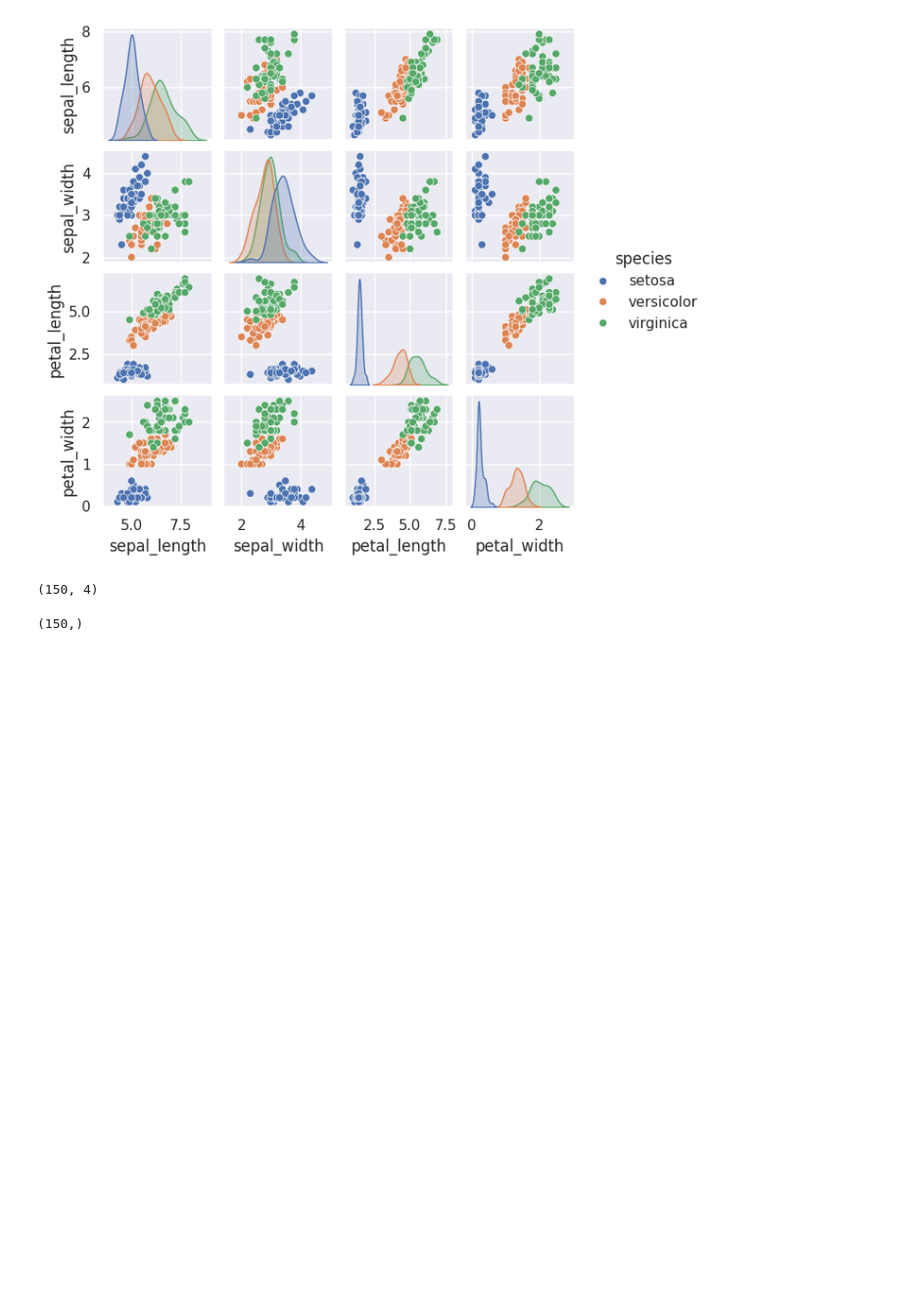
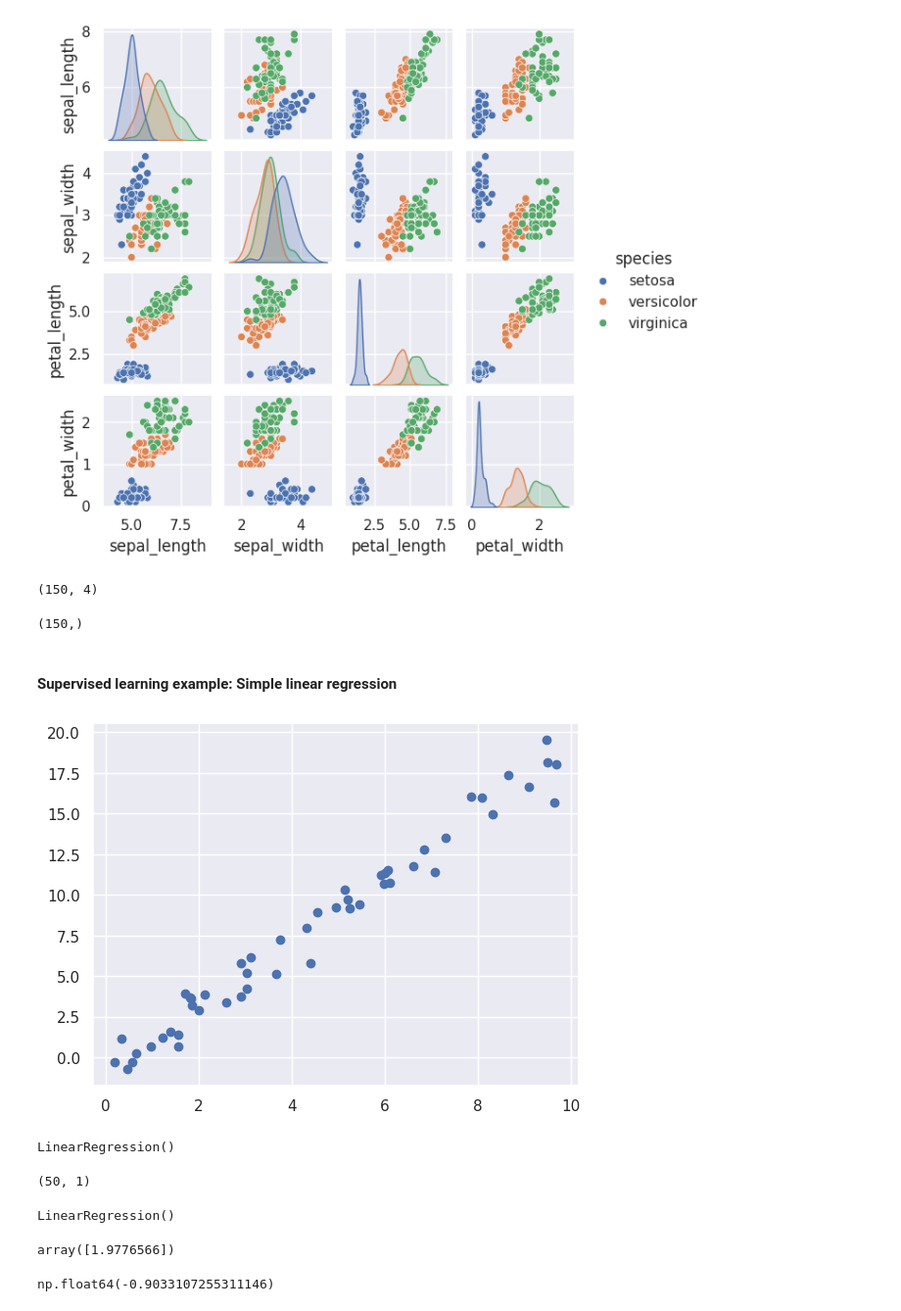
Before and after one commit to JAPV180370/mineria_datos, a Jupyter notebook: mineria_datos.ipynb, the cells around one changed output. Shown at 98% size. Drawn from its saved outputs; the diff is of its cells as text; code cells hidden in the pictures; blank space fills up the shorter version.

Commit message:
Introducing Scikit-Learn Parte 2

```diff
--- a/mineria_datos.ipynb
+++ b/mineria_datos.ipynb
@@ -1951,3 +1951,15 @@ y_iris = iris['species']
 y_iris.shape
 # %% [output]
 (150,)
+# %% [markdown]
+#### Supervised learning example: Simple linear regression
+# %%
+import matplotlib.pyplot as plt
+import numpy as np
+
+rng = np.random.RandomState(42)
+x = 10 * rng.rand(50)
+y = 2 * x - 1 + rng.randn(50)
+plt.scatter(x, y);
+# %% [output]
+[figure, added]
@@ -1953,0 +1968,22 @@ y_iris.shape
+# %%
+model = LinearRegression(fit_intercept=True)
+model
+# %% [output]
+LinearRegression()
+# %%
+X = x[:, np.newaxis]
+X.shape
+# %% [output]
+(50, 1)
+# %%
+model.fit(X, y)
+# %% [output]
+LinearRegression()
+# %%
+model.coef_
+# %% [output]
+array([1.9776566])
+# %%
+model.intercept_
+# %% [output]
+np.float64(-0.9033107255311146)
```
Also changed, not shown: parts of 28 cells of this notebook.
